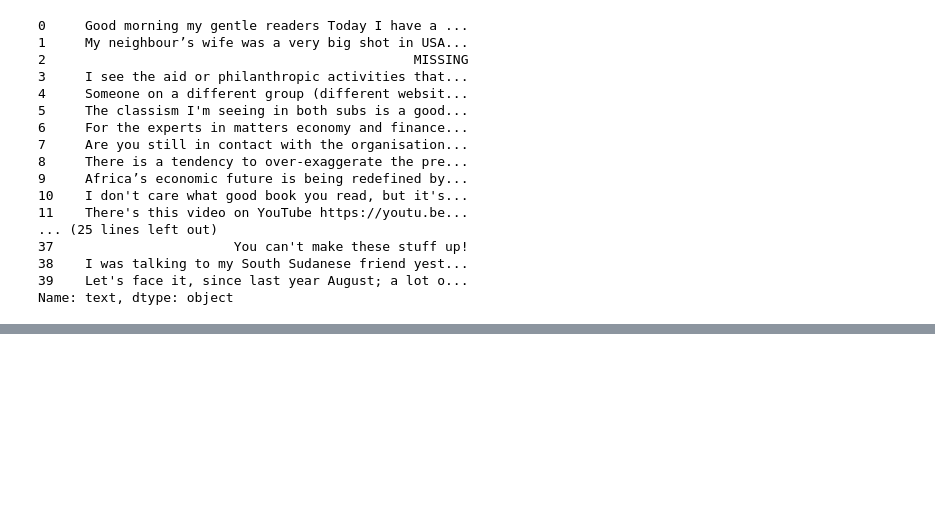
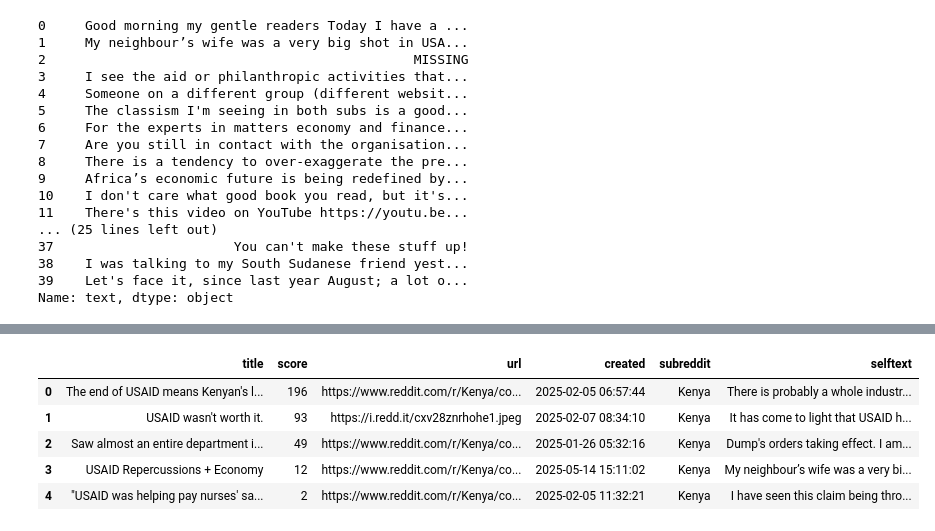
Before and after one commit to L-N-E0/USAID-Kenya-Sentiment-Analysis, a Jupyter notebook: notebooks/Cess.ipynb, the cells around one changed output, grey strips where cells are left out. Drawn from its saved outputs; the diff is of its cells as text; code cells hidden in the pictures; blank space fills up the shorter version.

```diff
--- a/notebooks/Cess.ipynb
+++ b/notebooks/Cess.ipynb
@@ -206,0 +216,10 @@ import nltk
+# %%
+reddit_df4 = pd.read_csv('C:/Users/hp/Desktop/DATA NEXUS PROJECTS/USAID-Kenya-Sentiment-Analysis/data/raw/reddit_data/Mbego_reddit_usaid_kenya2.csv')
+reddit_df4.head()
+# %% [output]
+|  | title | score | url | created | subreddit | selftext |
+| 0 | The end of USAID means Kenyan's l... | 196 | https://www.reddit.com/r/Kenya/co... | 2025-02-05 06:57:44 | Kenya | There is probably a whole industr... |
+| 1 | USAID wasn't worth it. | 93 | https://i.redd.it/cxv28znrhohe1.jpeg | 2025-02-07 08:34:10 | Kenya | It has come to light that USAID h... |
+| 2 | Saw almost an entire department i... | 49 | https://www.reddit.com/r/Kenya/co... | 2025-01-26 05:32:16 | Kenya | Dump's orders taking effect. I am... |
+| 3 | USAID Repercussions + Economy | 12 | https://www.reddit.com/r/Kenya/co... | 2025-05-14 15:11:02 | Kenya | My neighbour’s wife was a very bi... |
+| 4 | "USAID was helping pay nurses' sa... | 2 | https://www.reddit.com/r/Kenya/co... | 2025-02-05 11:32:21 | Kenya | I have seen this claim being thro... |
```
Also changed, not shown: parts of 7 cells of this notebook, 6 other files.
